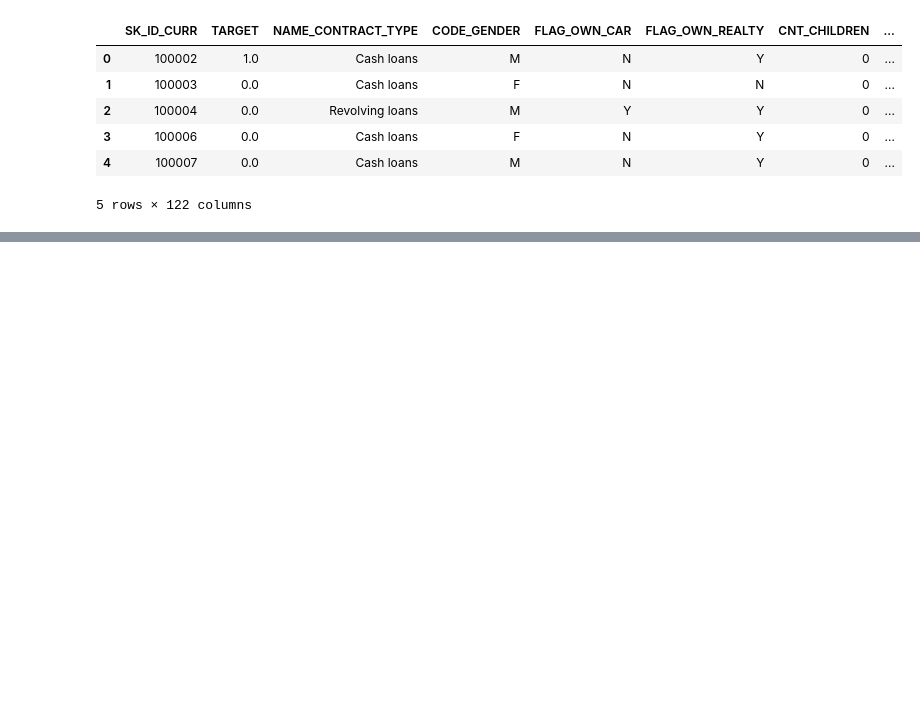
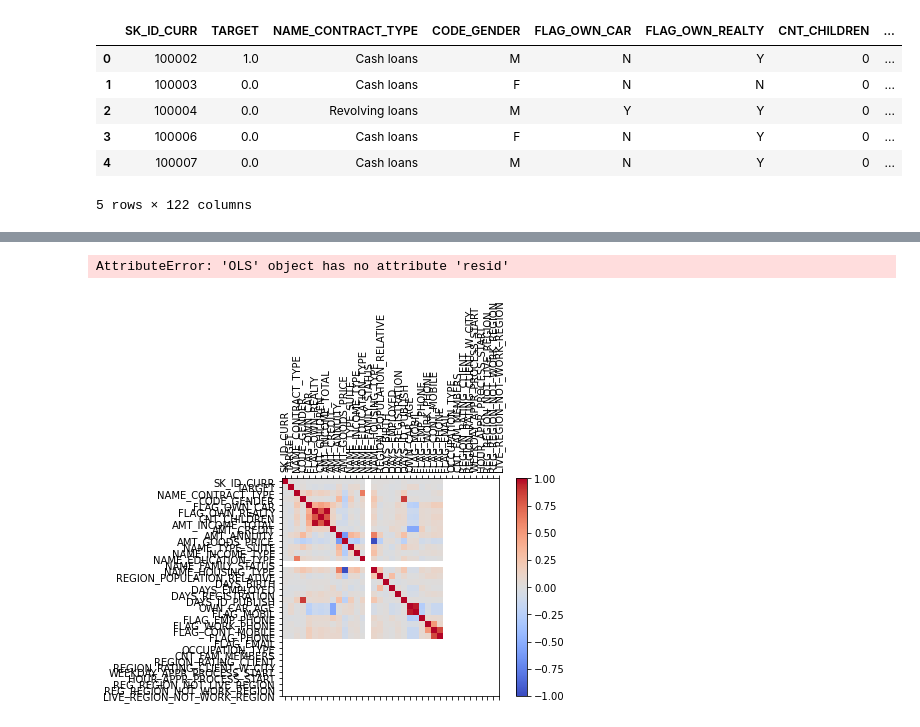
Before and after one commit to odu1ros/case2_RiskManagement, a Jupyter notebook: Untitled.ipynb, the cells around one changed output, grey strips where cells are left out. Saved outputs shown, nothing was run; the diff lists cells and outputs as text; code cells hidden in the pictures; blank space fills up the shorter version.

```diff
--- a/Untitled.ipynb
+++ b/Untitled.ipynb
@@ -156,0 +249,3 @@ Index(['SK_ID_CURR', 'CNT_CHILDREN', 'AMT_INCOME_TOTAL', 'AMT_CREDIT',
+# %%
+data_usable1 = data_usable.iloc[:, 0:37]
+data_usable2 = data_usable.iloc[:, 37:75]
@@ -157,2 +274,22 @@ Index(['SK_ID_CURR', 'CNT_CHILDREN', 'AMT_INCOME_TOTAL', 'AMT_CREDIT',
+# %%
+lr = sm.regression.linear_model.OLS(Y, sm.add_constant(X))
+sm.stats.diagnostic.het_breuschpagan(resid=lr.resid, exog_het=X)
+# %% [output]
+AttributeError: 'OLS' object has no attribute 'resid'
+# %%
+corr = data_usable1.corr()
+fig = plt.figure()
+ax = fig.add_subplot(111)
+cax = ax.matshow(corr, cmap='coolwarm', vmin=-1, vmax=1)
+fig.colorbar(cax)
+ticks = np.arange(0, len(data_usable1.columns), 1)
+ax.set_xticks(ticks)
+plt.xticks(rotation=90)
+ax.set_yticks(ticks)
+ax.set_xticklabels(data_usable1.columns)
+ax.set_yticklabels(data_usable1.columns)
+plt.show()
+# %% [output]
+[figure, added]
 # %%
 model = sm.Logit(y_train, sm.add_constant(X_train)).fit()
```
Also changed, not shown: parts of 22 cells of this notebook.
